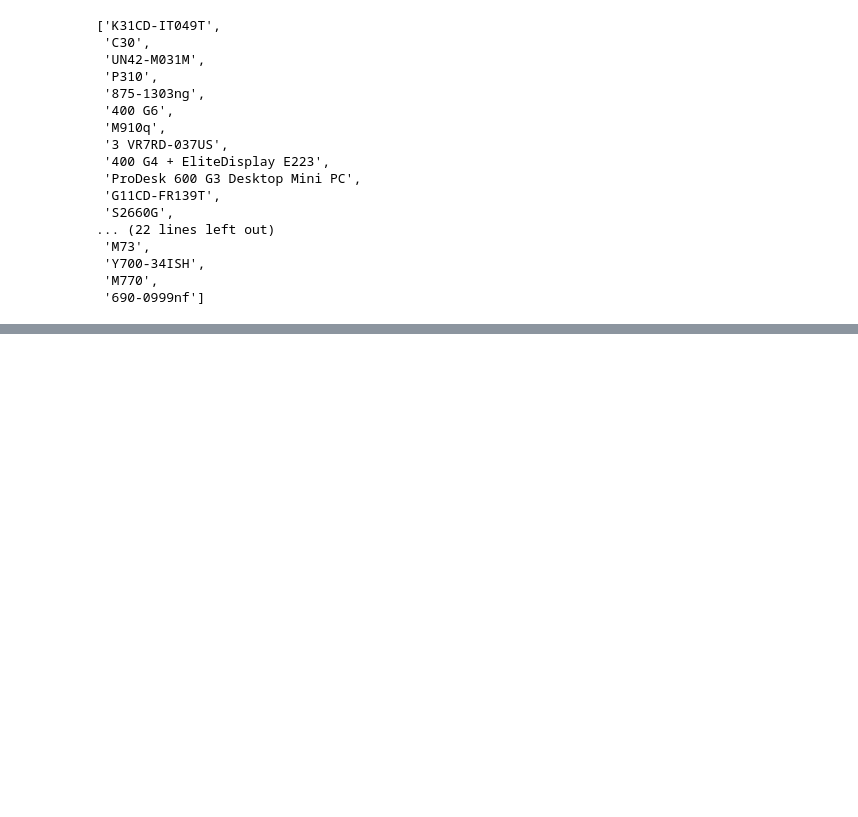
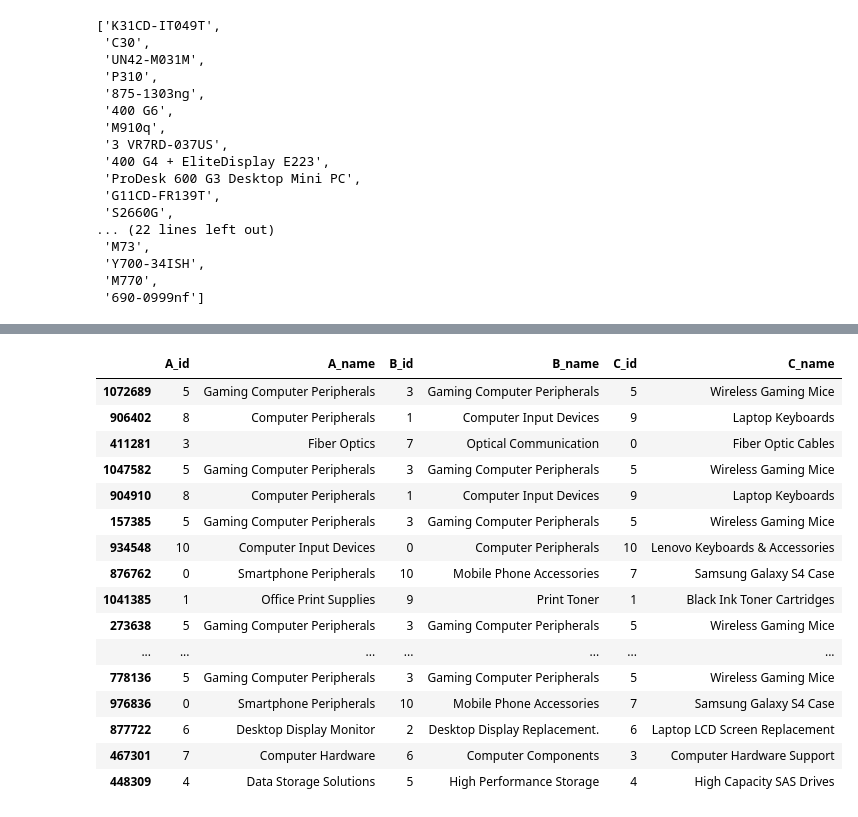
Before and after one commit to AlistairPereira/Taxonomy_Buidling_Textual_Corpora, a Jupyter notebook: prompt_engineering/data/prompt_engineering_exploration.ipynb, the cells around one changed output, grey strips where cells are left out. Cells and saved outputs as stored; diff of their text form; code cells hidden in the pictures; blank space fills up the shorter version.

```diff
--- a/prompt_engineering/data/prompt_engineering_exploration.ipynb
+++ b/prompt_engineering/data/prompt_engineering_exploration.ipynb
@@ -844,0 +1039,37 @@ df_clean[["ProductName", "C_id", "C_name"]].head(20)
+# %%
+A_name_map = {}
+
+unique_aids = sorted(df_clean["A_id"].unique())
+print("All A_id values:", unique_aids)
+
+for aid in unique_aids:
+    if aid == -1:
+        continue
+
+    sub = df_clean[df_clean["A_id"] == aid]
+
+    child_bnames = (
+        sub["B_name"]
+        .dropna()
+        .unique()
+        .tolist()
+    )
+
+    if not child_bnames:
+        print(f"A_id {aid} has no B_names — skipping")
+        continue
+
+    prompt = f"""
+You are an expert in product taxonomy.
+
+These are B-level categories:
+{", ".join(child_bnames)}.
+
+Suggest a concise A-level parent name (max 3 words).
+ONLY return the name.
+"""
+
+    label = cached_llm_label(prompt, max_words=3)
+    A_name_map[aid] = label
+
+    print(f"A_id {aid} → {label}")
@@ -844,0 +1094,21 @@ df_clean[["ProductName", "C_id", "C_name"]].head(20)
+# %%
+df_clean["A_name"] = df_clean["A_id"].map(A_name_map)
+df_clean[["A_id", "A_name", "B_id", "B_name", "C_id", "C_name"]].head(30)
+# %% [output]
+|  | A_id | A_name | B_id | B_name | C_id | C_name |
+| 1072689 | 5 | Gaming Computer Peripherals | 3 | Gaming Computer Peripherals | 5 | Wireless Gaming Mice |
+| 906402 | 8 | Computer Peripherals | 1 | Computer Input Devices | 9 | Laptop Keyboards |
+| 411281 | 3 | Fiber Optics | 7 | Optical Communication | 0 | Fiber Optic Cables |
+| 1047582 | 5 | Gaming Computer Peripherals | 3 | Gaming Computer Peripherals | 5 | Wireless Gaming Mice |
+| 904910 | 8 | Computer Peripherals | 1 | Computer Input Devices | 9 | Laptop Keyboards |
+| 157385 | 5 | Gaming Computer Peripherals | 3 | Gaming Computer Peripherals | 5 | Wireless Gaming Mice |
+| 934548 | 10 | Computer Input Devices | 0 | Computer Peripherals | 10 | Lenovo Keyboards & Accessories |
+| 876762 | 0 | Smartphone Peripherals | 10 | Mobile Phone Accessories | 7 | Samsung Galaxy S4 Case |
+| 1041385 | 1 | Office Print Supplies | 9 | Print Toner | 1 | Black Ink Toner Cartridges |
+| 273638 | 5 | Gaming Computer Peripherals | 3 | Gaming Computer Peripherals | 5 | Wireless Gaming Mice |
+| ... | ... | ... | ... | ... | ... | ... |
+| 778136 | 5 | Gaming Computer Peripherals | 3 | Gaming Computer Peripherals | 5 | Wireless Gaming Mice |
+| 976836 | 0 | Smartphone Peripherals | 10 | Mobile Phone Accessories | 7 | Samsung Galaxy S4 Case |
+| 877722 | 6 | Desktop Display Monitor | 2 | Desktop Display Replacement. | 6 | Laptop LCD Screen Replacement |
+| 467301 | 7 | Computer Hardware | 6 | Computer Components | 3 | Computer Hardware Support |
+| 448309 | 4 | Data Storage Solutions | 5 | High Performance Storage | 4 | High Capacity SAS Drives |
```
Also changed, not shown: parts of 35 cells of this notebook.
